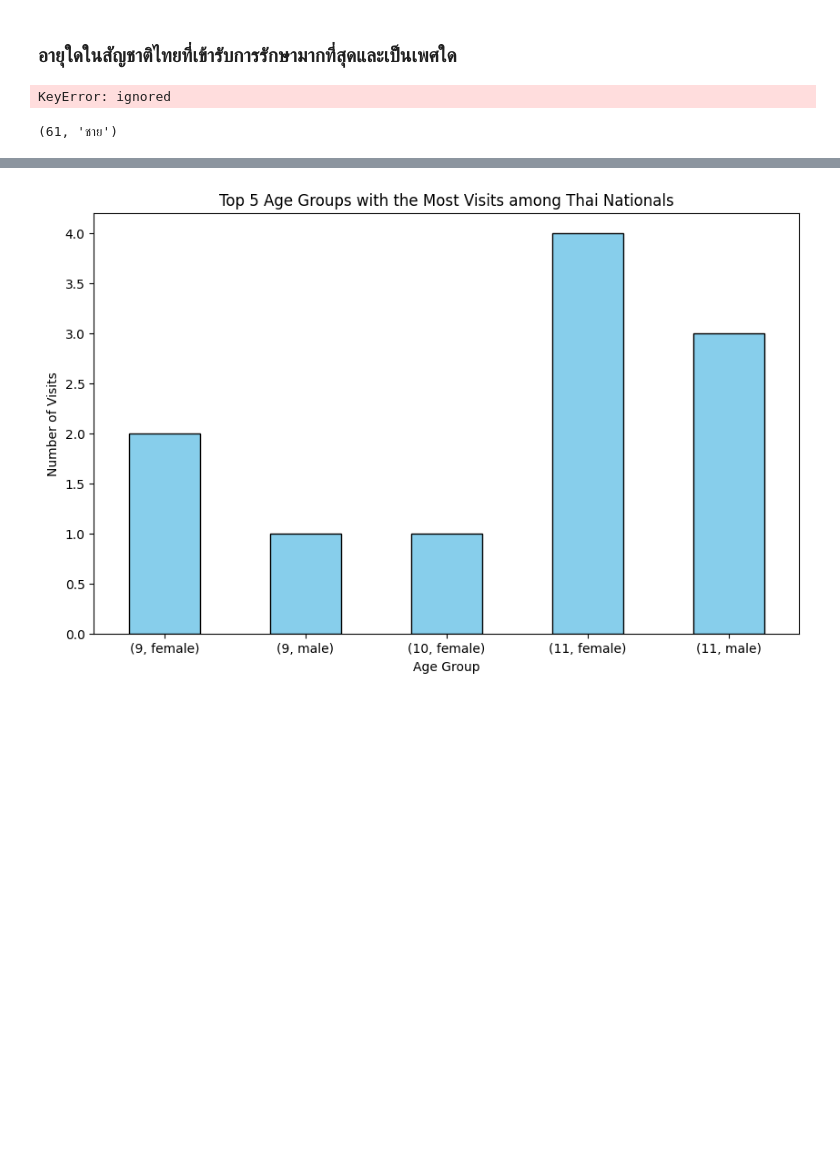
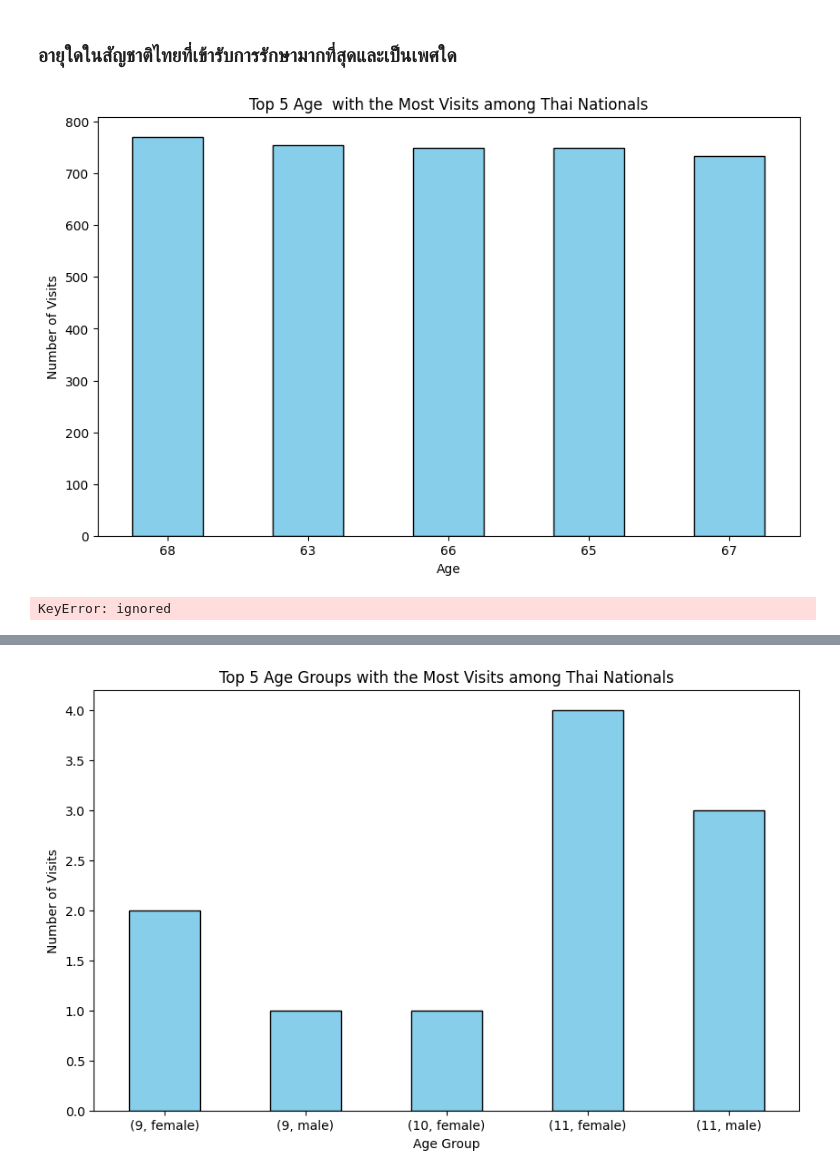
Before and after one commit to qmcnn/Data-Mining, a Jupyter notebook: Project_Mining.ipynb, the cells around one changed output, grey strips where cells are left out. Drawn from its saved outputs; the diff is of its cells as text; code cells hidden in the pictures; blank space fills up the shorter version.

```diff
--- a/Project_Mining.ipynb
+++ b/Project_Mining.ipynb
@@ -333,32 +333,35 @@ plt.show()
 # %%
  import matplotlib.pyplot as plt
 
 # กรองข้อมูลเฉพาะสัญชาติไทย
 thai_patients = visit_df[visit_df['NATNL'] == 'ไทย']
 
 # หาจำนวนการเข้ารับการรักษาในแต่ละกลุ่มอายุ
-age_group_visits = thai_patients.groupby('Age Group')['Age'].count().sort_values(ascending=False)
+age_group_visits = thai_patients.groupby('Age')['NATNL'].count().sort_values(ascending=False)
 
 # เลือกเฉพาะ 5 กลุ่มอายุแรก
 top_5_age_group_visits = age_group_visits.head(5)
 
 # สร้างแผนภูมิแท่งเปรียบเทียบ
 plt.figure(figsize=(10, 6))
 top_5_age_group_visits.plot(kind='bar', color='skyblue', edgecolor='black')
-plt.title('Top 5 Age Groups with the Most Visits among Thai Nationals')
-plt.xlabel('Age Group')
+plt.title('Top 5 Age  with the Most Visits among Thai Nationals')
+plt.xlabel('Age')
 plt.ylabel('Number of Visits')
 plt.xticks(rotation=0)
 plt.show()
 # %% [output]
-KeyError: ignored
+[figure, added]
 # %%
 # กรองข้อมูลเฉพาะสัญชาติไทย
 thai_patients = visit_df[visit_df['NATNL'] == 'ไทย']
 
 # หากลุ่มอายุที่มีจำนวนการเข้ารับการรักษามากที่สุด
+#most_visited_age = thai_patients.groupby('Age')['Sex'].value_counts()
 most_visited_age = thai_patients.groupby('Age')['Sex'].value_counts()
+most_visited_age_sorted = most_visited_age.groupby('Age')['Sex'].sum().sort_values(ascending=False)
+
 most_visited_age_max = most_visited_age.idxmax()
 most_visited_age_max
 # %% [output]
-(61, 'ชาย')
+KeyError: ignored
```
Also changed, not shown: parts of 12 cells of this notebook.
